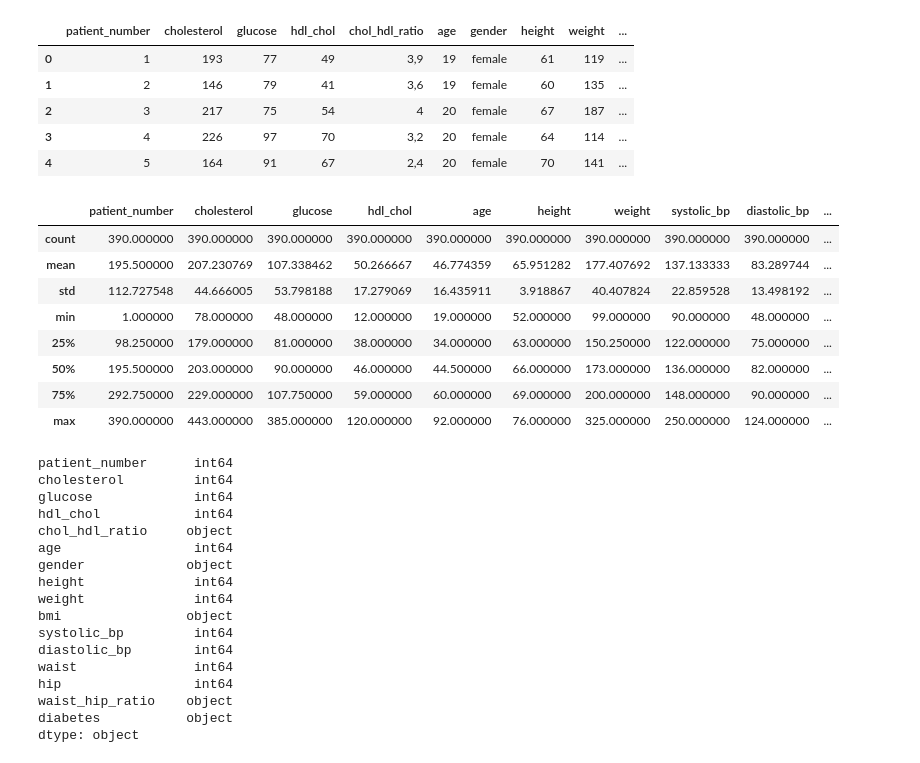
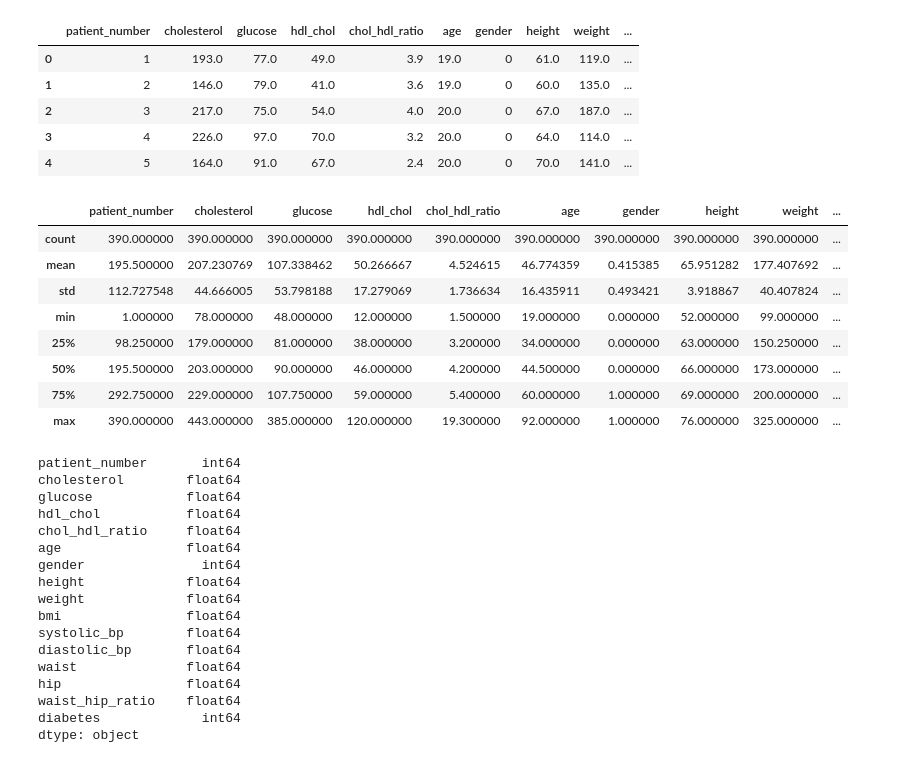
Before and after one commit to Giviko28/Python-Sign-Language-Interpreter, a Jupyter notebook: topic3_machine_learning/n4.ipynb, the cells around one changed output. Saved outputs shown, nothing was run; the diff lists cells and outputs as text; code cells hidden in the pictures.

```diff
--- a/topic3_machine_learning/n4.ipynb
+++ b/topic3_machine_learning/n4.ipynb
@@ -1,52 +1,71 @@
 # %%
 import pandas as pd
 from sklearn.neighbors import KNeighborsClassifier
 from sklearn.ensemble import RandomForestClassifier
 from sklearn.linear_model import LogisticRegression
+from sklearn.model_selection import cross_val_score
+from sklearn.discriminant_analysis import StandardScaler
+from sklearn.model_selection import GridSearchCV
+from sklearn.pipeline import Pipeline
+from sklearn.preprocessing import OneHotEncoder
 from sklearn.svm import SVC
 from sklearn.metrics import accuracy_score
 from sklearn.tree import DecisionTreeClassifier
 from sklearn.model_selection import train_test_split
+from sklearn.preprocessing import LabelEncoder
 
 
-df = pd.read_csv("diabetes.csv")
+df = pd.read_csv("data/diabetes.csv")
+
+# convert all the values to float
+
+df['gender'] = df['gender'].map({'female': 0, 'male': 1})
+df['diabetes'] = df['diabetes'].map({'No diabetes': 0, 'Diabetes': 1})
+
+for column in ['chol_hdl_ratio', 'bmi', 'waist_hip_ratio']:
+    df[column] = df[column].str.replace(',', '.').astype(float)
+
+for column in ['cholesterol', 'glucose', 'hdl_chol', 'age', 'height', 'weight', 'systolic_bp', 'diastolic_bp', 'waist', 'hip']:
+    df[column] = df[column].astype(float)
+
+
 df.head()
 # %% [output]
 |  | patient_number | cholesterol | glucose | hdl_chol | chol_hdl_ratio | age | gender | height | weight | ... |
-| 0 | 1 | 193 | 77 | 49 | 3,9 | 19 | female | 61 | 119 | ... |
-| 1 | 2 | 146 | 79 | 41 | 3,6 | 19 | female | 60 | 135 | ... |
-| 2 | 3 | 217 | 75 | 54 | 4 | 20 | female | 67 | 187 | ... |
-| 3 | 4 | 226 | 97 | 70 | 3,2 | 20 | female | 64 | 114 | ... |
-| 4 | 5 | 164 | 91 | 67 | 2,4 | 20 | female | 70 | 141 | ... |
+| 0 | 1 | 193.0 | 77.0 | 49.0 | 3.9 | 19.0 | 0 | 61.0 | 119.0 | ... |
+| 1 | 2 | 146.0 | 79.0 | 41.0 | 3.6 | 19.0 | 0 | 60.0 | 135.0 | ... |
+| 2 | 3 | 217.0 | 75.0 | 54.0 | 4.0 | 20.0 | 0 | 67.0 | 187.0 | ... |
+| 3 | 4 | 226.0 | 97.0 | 70.0 | 3.2 | 20.0 | 0 | 64.0 | 114.0 | ... |
+| 4 | 5 | 164.0 | 91.0 | 67.0 | 2.4 | 20.0 | 0 | 70.0 | 141.0 | ... |
 # %%
 df.describe()
 # %% [output]
-|  | patient_number | cholesterol | glucose | hdl_chol | age | height | weight | systolic_bp | diastolic_bp | ... |
+|  | patient_number | cholesterol | glucose | hdl_chol | chol_hdl_ratio | age | gender | height | weight | ... |
 | count | 390.000000 | 390.000000 | 390.000000 | 390.000000 | 390.000000 | 390.000000 | 390.000000 | 390.000000 | 390.000000 | ... |
-| mean | 195.500000 | 207.230769 | 107.338462 | 50.266667 | 46.774359 | 65.951282 | 177.407692 | 137.133333 | 83.289744 | ... |
-| std | 112.727548 | 44.666005 | 53.798188 | 17.279069 | 16.435911 | 3.918867 | 40.407824 | 22.859528 | 13.498192 | ... |
-| min | 1.000000 | 78.000000 | 48.000000 | 12.000000 | 19.000000 | 52.000000 | 99.000000 | 90.000000 | 48.000000 | ... |
-| 25% | 98.250000 | 179.000000 | 81.000000 | 38.000000 | 34.000000 | 63.000000 | 150.250000 | 122.000000 | 75.000000 | ... |
-| 50% | 195.500000 | 203.000000 | 90.000000 | 46.000000 | 44.500000 | 66.000000 | 173.000000 | 136.000000 | 82.000000 | ... |
-| 75% | 292.750000 | 229.000000 | 107.750000 | 59.000000 | 60.000000 | 69.000000 | 200.000000 | 148.000000 | 90.000000 | ... |
-| max | 390.000000 | 443.000000 | 385.000000 | 120.000000 | 92.000000 | 76.000000 | 325.000000 | 250.000000 | 124.000000 | ... |
+| mean | 195.500000 | 207.230769 | 107.338462 | 50.266667 | 4.524615 | 46.774359 | 0.415385 | 65.951282 | 177.407692 | ... |
+| std | 112.727548 | 44.666005 | 53.798188 | 17.279069 | 1.736634 | 16.435911 | 0.493421 | 3.918867 | 40.407824 | ... |
+| min | 1.000000 | 78.000000 | 48.000000 | 12.000000 | 1.500000 | 19.000000 | 0.000000 | 52.000000 | 99.000000 | ... |
+| 25% | 98.250000 | 179.000000 | 81.000000 | 38.000000 | 3.200000 | 34.000000 | 0.000000 | 63.000000 | 150.250000 | ... |
+| 50% | 195.500000 | 203.000000 | 90.000000 | 46.000000 | 4.200000 | 44.500000 | 0.000000 | 66.000000 | 173.000000 | ... |
+| 75% | 292.750000 | 229.000000 | 107.750000 | 59.000000 | 5.400000 | 60.000000 | 1.000000 | 69.000000 | 200.000000 | ... |
+| max | 390.000000 | 443.000000 | 385.000000 | 120.000000 | 19.300000 | 92.000000 | 1.000000 | 76.000000 | 325.000000 | ... |
 # %%
 df.dtypes
 # %% [output]
-patient_number      int64
-cholesterol         int64
-glucose             int64
-hdl_chol            int64
-chol_hdl_ratio     object
-age                 int64
-gender             object
-height              int64
-weight              int64
-bmi                object
-systolic_bp         int64
-diastolic_bp        int64
-waist               int64
-hip                 int64
-waist_hip_ratio    object
-diabetes           object
+patient_number       int64
+cholesterol        float64
+glucose            float64
+hdl_chol           float64
+chol_hdl_ratio     float64
+age                float64
+gender               int64
+height             float64
+weight             float64
+bmi                float64
+systolic_bp        float64
+diastolic_bp       float64
+waist              float64
+hip                float64
+waist_hip_ratio    float64
+diabetes             int64
 dtype: object
```
Also changed, not shown: parts of 5 cells of this notebook.
